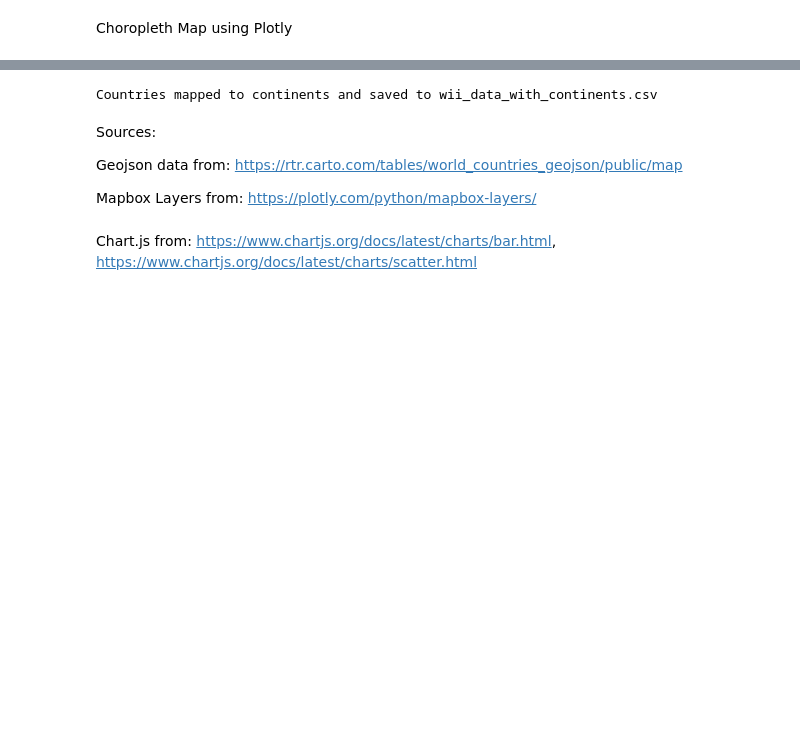
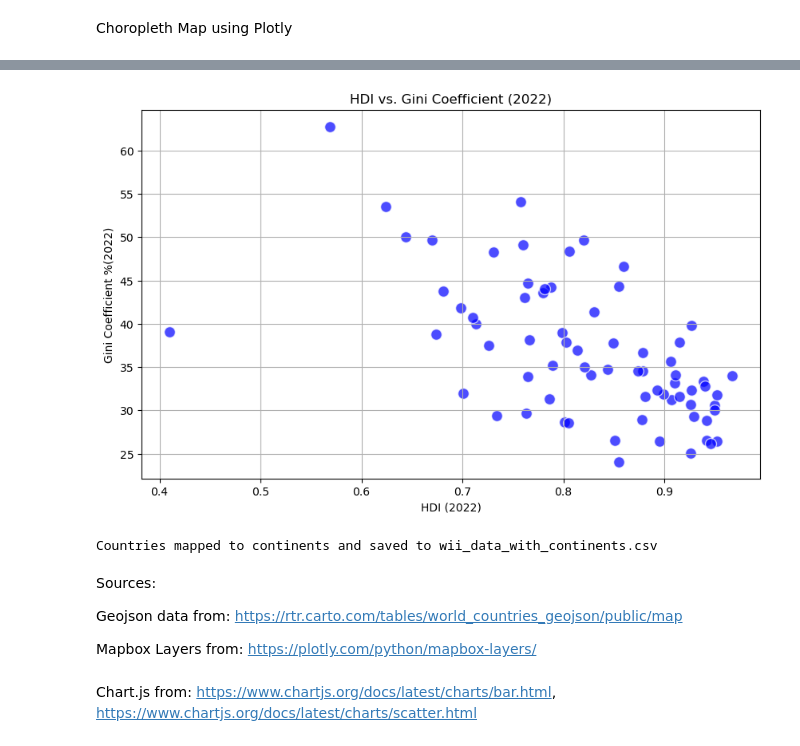
Before and after one commit to sam-chen4/project-3-global-wealth-inequality, a Jupyter notebook: main.ipynb, the cells around one changed output, grey strips where cells are left out. Drawn from its saved outputs; the diff is of its cells as text; code cells hidden in the pictures; blank space fills up the shorter version.

```diff
--- a/main.ipynb
+++ b/main.ipynb
@@ -237,3 +334,13 @@ fig.write_html("hdi_choropleth_map.html")
+# %%
+plt.figure(figsize=(10, 6))
+plt.scatter(df['hdi_2022'], df['gini_std_2022'], color='blue', alpha=0.7, edgecolors='w', s=100)
+plt.title('HDI vs. Gini Coefficient (2022)')
+plt.xlabel('HDI (2022)')
+plt.ylabel('Gini Coefficient %(2022)')
+plt.grid(True)
+plt.show()
+# %% [output]
+[figure, added]
 # %%
 import pycountry_convert as pc
 # %%
```
Also changed, not shown: parts of 11 cells of this notebook, 1 other file.
